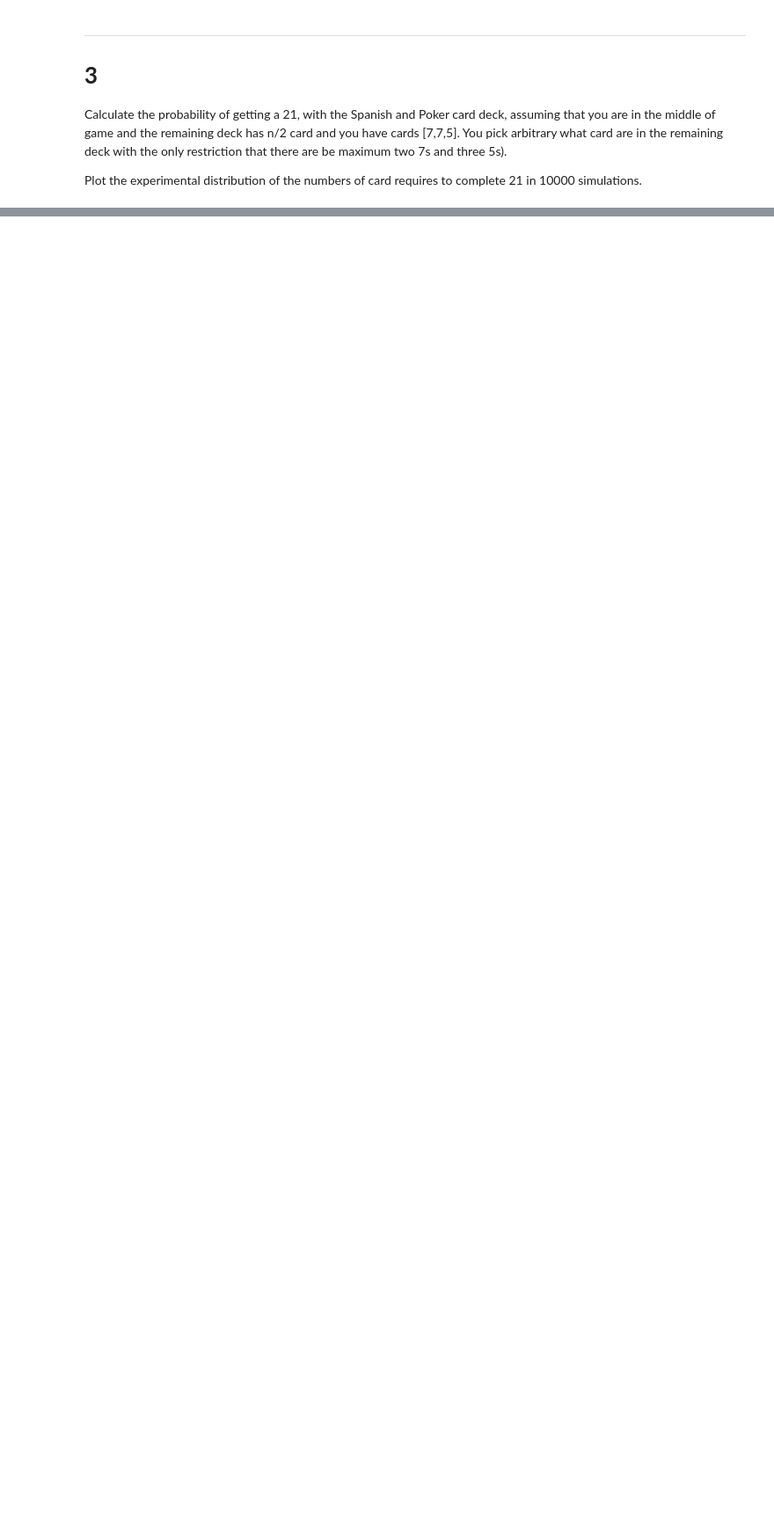
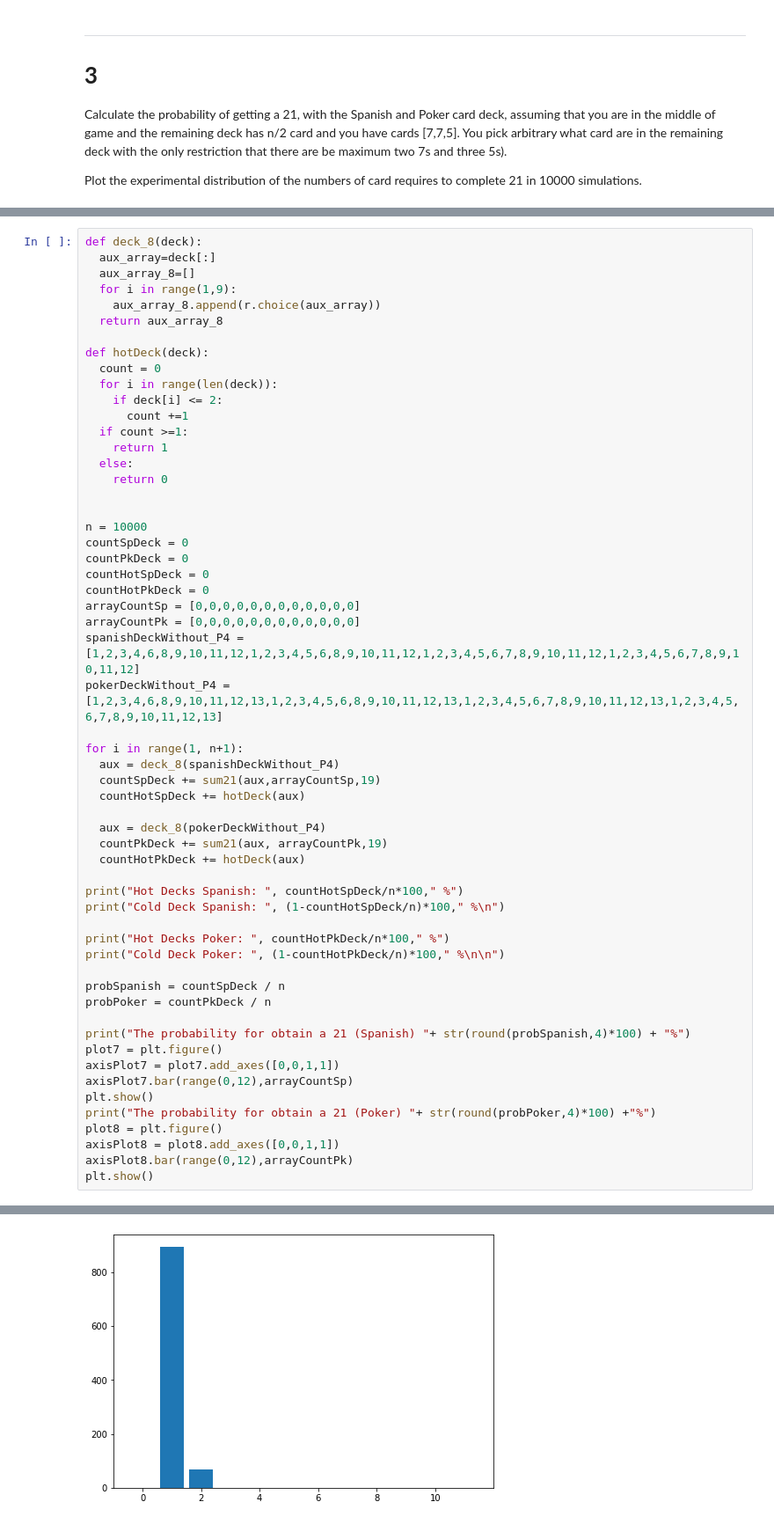
Before and after one commit to ddfulaa/AlgorithmsUN2020II, a Jupyter notebook: 21BlackjackGrClass2StGroup26.ipynb, the cells around one changed output, grey strips where cells are left out. Shown at 88% size. Saved outputs shown, nothing was run; the diff lists cells and outputs as text; blank space fills up the shorter version.

```diff
--- a/21BlackjackGrClass2StGroup26.ipynb
+++ b/21BlackjackGrClass2StGroup26.ipynb
@@ -161,0 +172,58 @@ The experimental probability of getting a 21 drawing cards sequentially from shu
+# %%
+def deck_8(deck):
+  aux_array=deck[:]
+  aux_array_8=[]
+  for i in range(1,9):
+    aux_array_8.append(r.choice(aux_array))
+  return aux_array_8
+
+def hotDeck(deck):
+  count = 0
+  for i in range(len(deck)):
+    if deck[i] <= 2:
+      count +=1
+  if count >=1:
+    return 1
+  else:
+    return 0
+
+
+n = 10000
+countSpDeck = 0
+countPkDeck = 0
+countHotSpDeck = 0
+countHotPkDeck = 0
+arrayCountSp = [0,0,0,0,0,0,0,0,0,0,0,0]
+arrayCountPk = [0,0,0,0,0,0,0,0,0,0,0,0]
+spanishDeckWithout_P4 = [1,2,3,4,6,8,9,10,11,12,1,2,3,4,5,6,8,9,10,11,12,1,2,3,4,5,6,7,8,9,10,11,12,1,2,3,4,5,6,7,8,9,10,11,12]
+pokerDeckWithout_P4 = [1,2,3,4,6,8,9,10,11,12,13,1,2,3,4,5,6,8,9,10,11,12,13,1,2,3,4,5,6,7,8,9,10,11,12,13,1,2,3,4,5,6,7,8,9,10,11,12,13]
+
+for i in range(1, n+1):
+  aux = deck_8(spanishDeckWithout_P4)
+  countSpDeck += sum21(aux,arrayCountSp,19)
+  countHotSpDeck += hotDeck(aux)
+
+  aux = deck_8(pokerDeckWithout_P4)
+  countPkDeck += sum21(aux, arrayCountPk,19)
+  countHotPkDeck += hotDeck(aux)
+
+print("Hot Decks Spanish: ", countHotSpDeck/n*100," %")
+print("Cold Deck Spanish: ", (1-countHotSpDeck/n)*100," %\n")
+
+print("Hot Decks Poker: ", countHotPkDeck/n*100," %")
+print("Cold Deck Poker: ", (1-countHotPkDeck/n)*100," %\n\n")
+
+probSpanish = countSpDeck / n
+probPoker = countPkDeck / n
+
+print("The probability for obtain a 21 (Spanish) "+ str(round(probSpanish,4)*100) + "%")
+plot7 = plt.figure()
+axisPlot7 = plot7.add_axes([0,0,1,1])
+axisPlot7.bar(range(0,12),arrayCountSp)
+plt.show()
+print("The probability for obtain a 21 (Poker) "+ str(round(probPoker,4)*100) +"%")
+plot8 = plt.figure()
+axisPlot8 = plot8.add_axes([0,0,1,1])
+axisPlot8.bar(range(0,12),arrayCountPk)
+plt.show()
+# %% [output]
@@ -161,0 +238 @@ The experimental probability of getting a 21 drawing cards sequentially from shu
+[figure, added]
```
Also changed, not shown: parts of 7 cells of this notebook.
